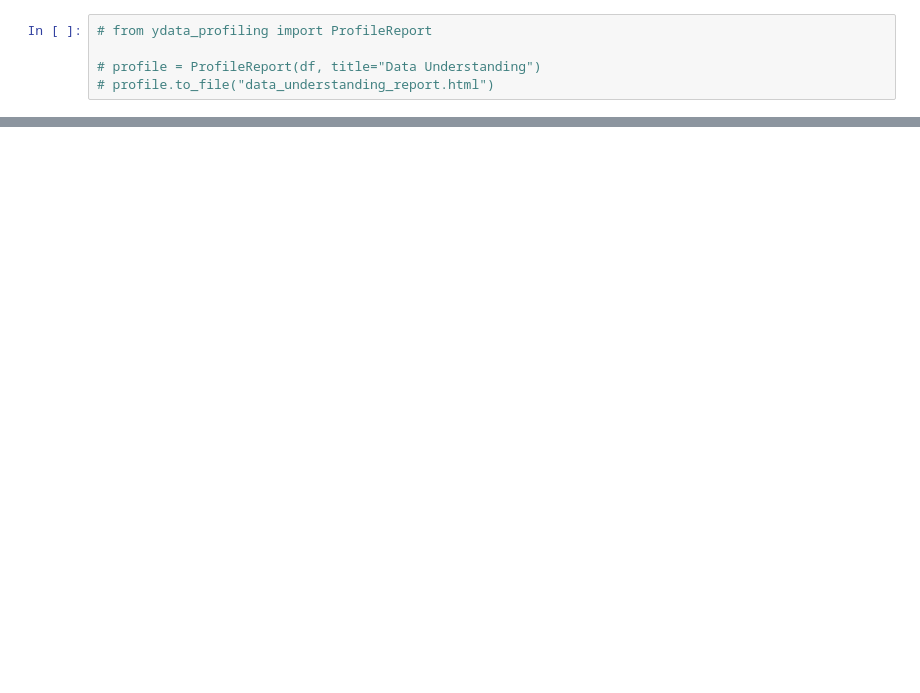
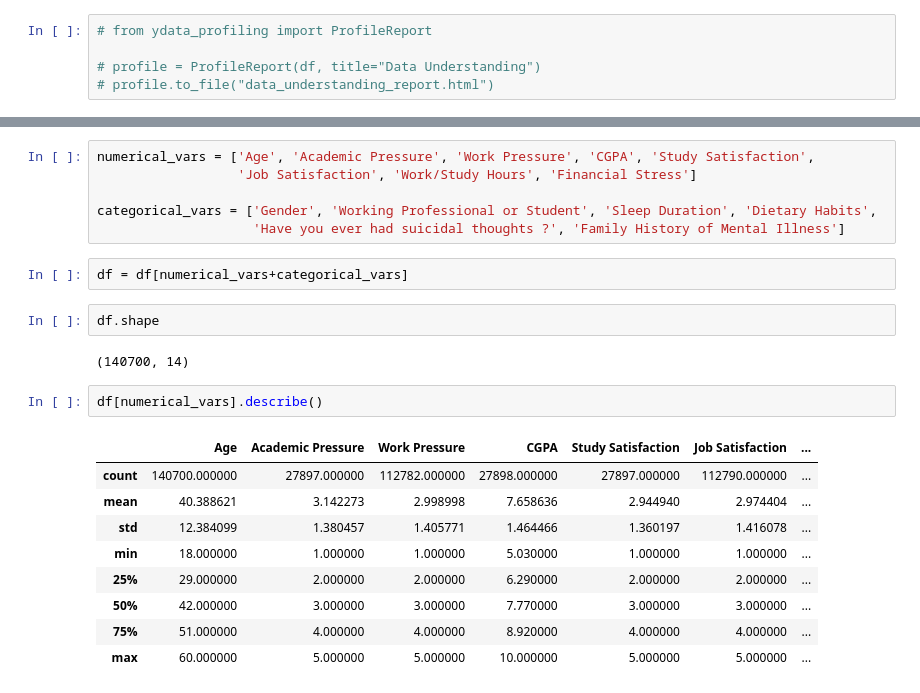
Before and after one commit to fritzkmanurung/psycheck, a Jupyter notebook: Application/code.ipynb, the cells around one changed output, grey strips where cells are left out. Cells and saved outputs as stored; diff of their text form; blank space fills up the shorter version.

```diff
--- a/Application/code.ipynb
+++ b/Application/code.ipynb
@@ -57,0 +80,24 @@ dtype: int64
+# %%
+numerical_vars = ['Age', 'Academic Pressure', 'Work Pressure', 'CGPA', 'Study Satisfaction',
+                  'Job Satisfaction', 'Work/Study Hours', 'Financial Stress']
+
+categorical_vars = ['Gender', 'Working Professional or Student', 'Sleep Duration', 'Dietary Habits',
+                    'Have you ever had suicidal thoughts ?', 'Family History of Mental Illness']
+# %%
+df = df[numerical_vars+categorical_vars]
+# %%
+df.shape
+# %% [output]
+(140700, 14)
+# %%
+df[numerical_vars].describe()
+# %% [output]
+|  | Age | Academic Pressure | Work Pressure | CGPA | Study Satisfaction | Job Satisfaction | ... |
+| count | 140700.000000 | 27897.000000 | 112782.000000 | 27898.000000 | 27897.000000 | 112790.000000 | ... |
+| mean | 40.388621 | 3.142273 | 2.998998 | 7.658636 | 2.944940 | 2.974404 | ... |
+| std | 12.384099 | 1.380457 | 1.405771 | 1.464466 | 1.360197 | 1.416078 | ... |
+| min | 18.000000 | 1.000000 | 1.000000 | 5.030000 | 1.000000 | 1.000000 | ... |
+| 25% | 29.000000 | 2.000000 | 2.000000 | 6.290000 | 2.000000 | 2.000000 | ... |
+| 50% | 42.000000 | 3.000000 | 3.000000 | 7.770000 | 3.000000 | 3.000000 | ... |
+| 75% | 51.000000 | 4.000000 | 4.000000 | 8.920000 | 4.000000 | 4.000000 | ... |
+| max | 60.000000 | 5.000000 | 5.000000 | 10.000000 | 5.000000 | 5.000000 | ... |
```
Also changed, not shown: parts of 19 cells of this notebook, 1 other file.
